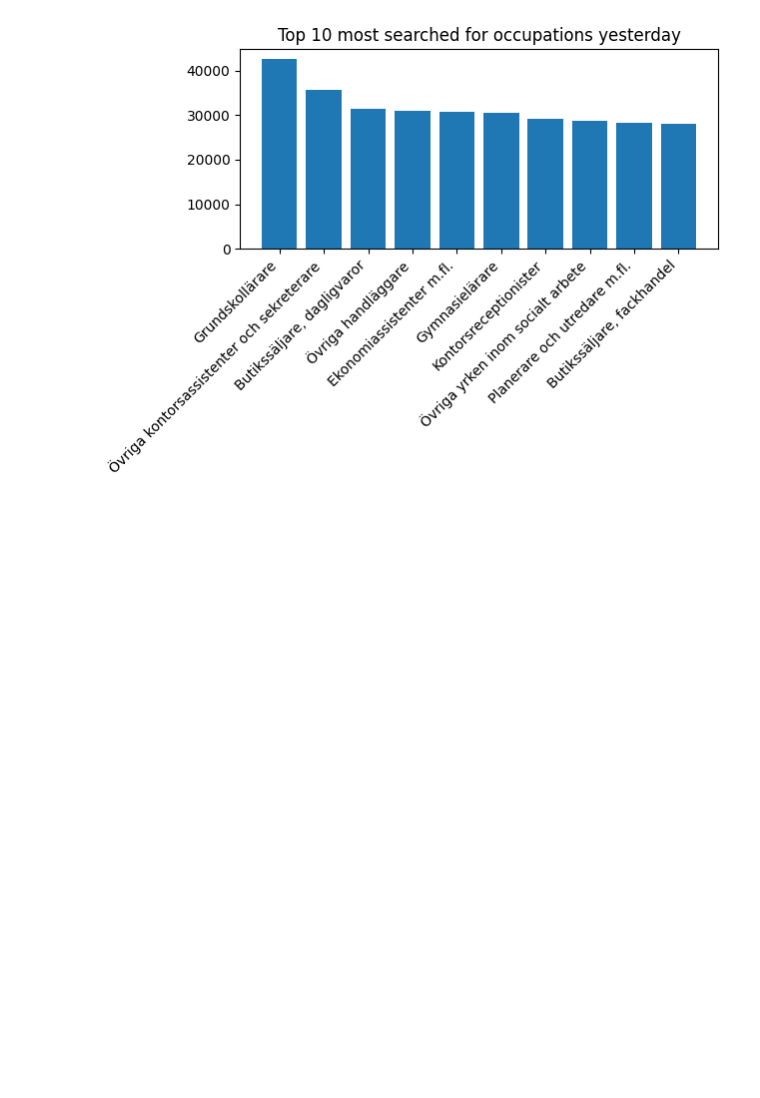
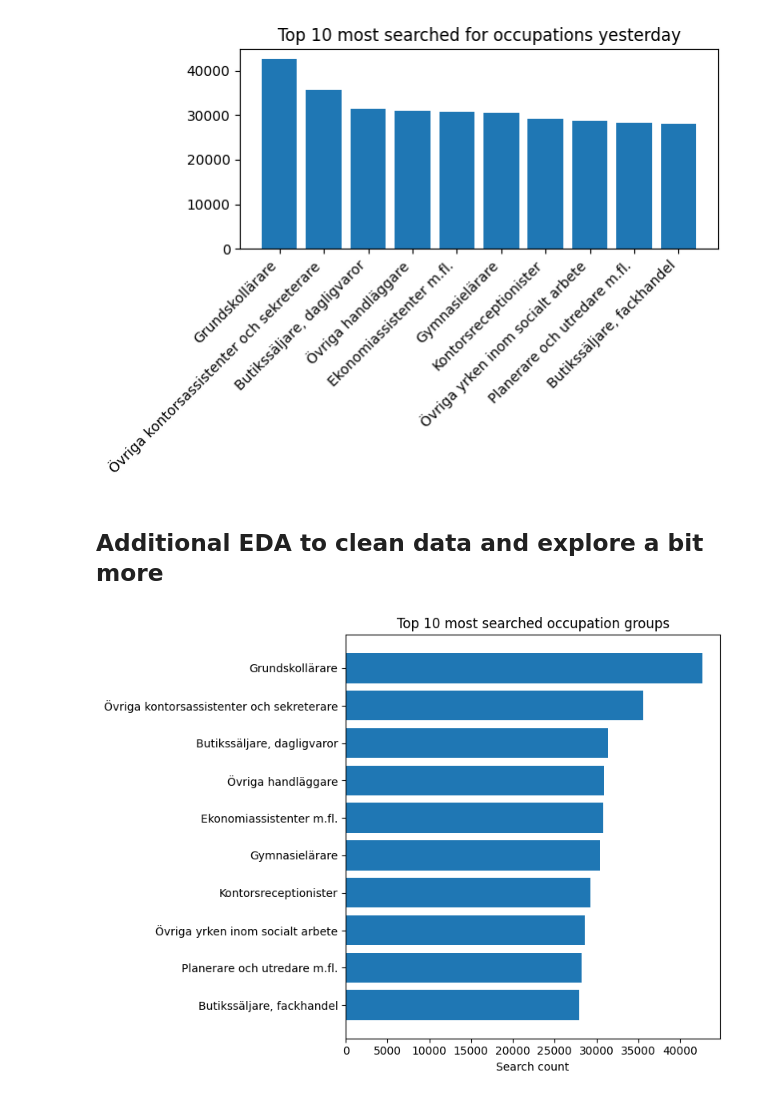
Before and after one commit to SusannaR11/AI_agent_jobsearch_project, a Jupyter notebook: data/eda.ipynb, the cells around one changed output. Cells and saved outputs as stored; diff of their text form; code cells hidden in the pictures; blank space fills up the shorter version.

```diff
--- a/data/eda.ipynb
+++ b/data/eda.ipynb
@@ -126,3 +126,25 @@ plt.tight_layout()
 plt.show()
 # %% [output]
 [figure]
+# %% [markdown]
+## Additional EDA to clean data and explore a bit more
+# %%
+# remove numeric codes and undecipherable values
+
+occupation_group = occupation_group[occupation_group["occupation_group"].str.len()>3]
+# %%
+# remove counts less than 5
+
+occupation_group = occupation_group[occupation_group["count"]>5]
+# %%
+top10 = occupation_group.sort_values("count", ascending=False).head(10)
+
+plt.figure(figsize=(8,6))
+plt.barh(top10["occupation_group"], top10["count"])
+plt.gca().invert_yaxis()
+plt.title("Top 10 most searched occupation groups")
+plt.xlabel("Search count")
+plt.tight_layout()
+plt.show()
+# %% [output]
+[figure, added]
```
Also changed, not shown: parts of 8 cells of this notebook.
